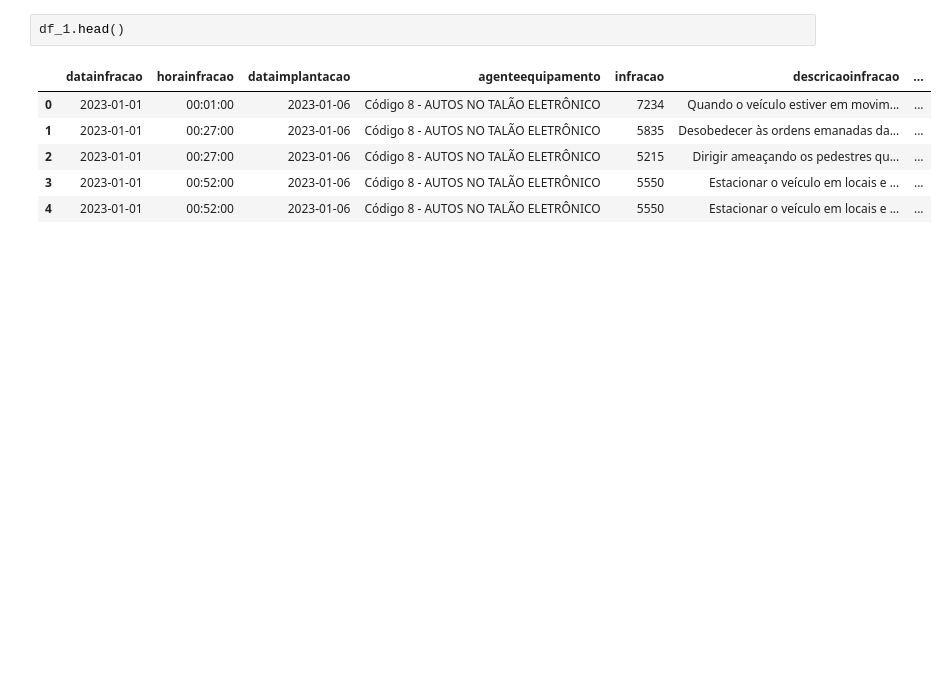
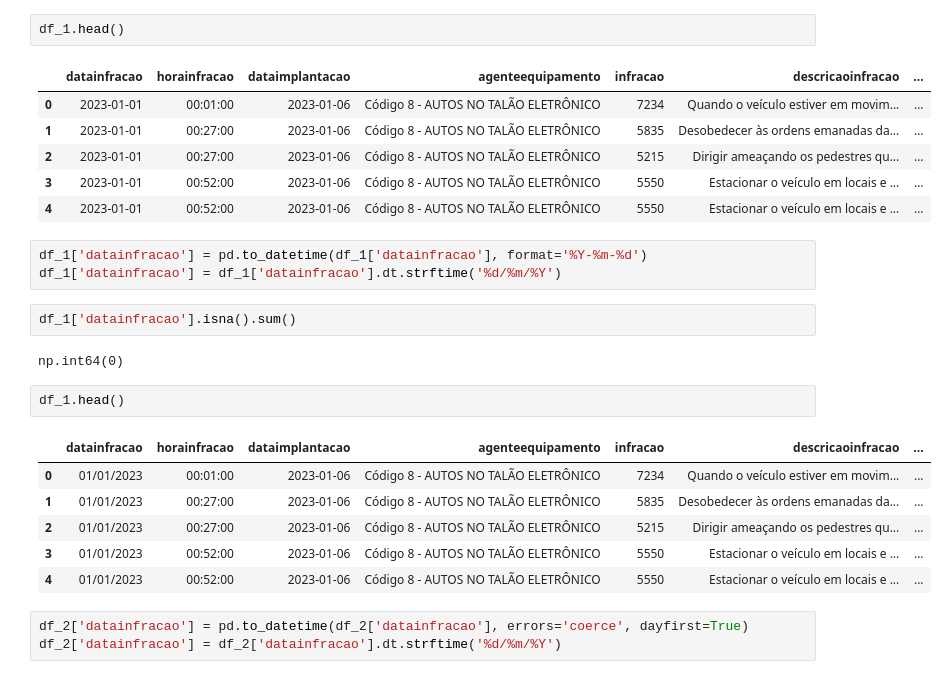
Before and after one commit to dudalbuquerque/ETL-ELT, a Jupyter notebook: datasets/concat.ipynb, the cells around one changed output. Drawn from its saved outputs; the diff is of its cells as text; blank space fills up the shorter version.

```diff
--- a/datasets/concat.ipynb
+++ b/datasets/concat.ipynb
@@ -163,3 +149,22 @@ df_1.head()
 | 2 | 2023-01-01 | 00:27:00 | 2023-01-06 | Código 8 - AUTOS NO TALÃO ELETRÔNICO | 5215 | Dirigir ameaçando os pedestres qu... | ... |
 | 3 | 2023-01-01 | 00:52:00 | 2023-01-06 | Código 8 - AUTOS NO TALÃO ELETRÔNICO | 5550 | Estacionar o veículo em locais e ... | ... |
 | 4 | 2023-01-01 | 00:52:00 | 2023-01-06 | Código 8 - AUTOS NO TALÃO ELETRÔNICO | 5550 | Estacionar o veículo em locais e ... | ... |
+# %%
+df_1['datainfracao'] = pd.to_datetime(df_1['datainfracao'], format='%Y-%m-%d')
+df_1['datainfracao'] = df_1['datainfracao'].dt.strftime('%d/%m/%Y')
+# %%
+df_1['datainfracao'].isna().sum()
+# %% [output]
+np.int64(0)
+# %%
+df_1.head()
+# %% [output]
+|  | datainfracao | horainfracao | dataimplantacao | agenteequipamento | infracao | descricaoinfracao | ... |
+| 0 | 01/01/2023 | 00:01:00 | 2023-01-06 | Código 8 - AUTOS NO TALÃO ELETRÔNICO | 7234 | Quando o veículo estiver em movim... | ... |
+| 1 | 01/01/2023 | 00:27:00 | 2023-01-06 | Código 8 - AUTOS NO TALÃO ELETRÔNICO | 5835 | Desobedecer às ordens emanadas da... | ... |
+| 2 | 01/01/2023 | 00:27:00 | 2023-01-06 | Código 8 - AUTOS NO TALÃO ELETRÔNICO | 5215 | Dirigir ameaçando os pedestres qu... | ... |
+| 3 | 01/01/2023 | 00:52:00 | 2023-01-06 | Código 8 - AUTOS NO TALÃO ELETRÔNICO | 5550 | Estacionar o veículo em locais e ... | ... |
+| 4 | 01/01/2023 | 00:52:00 | 2023-01-06 | Código 8 - AUTOS NO TALÃO ELETRÔNICO | 5550 | Estacionar o veículo em locais e ... | ... |
+# %%
+df_2['datainfracao'] = pd.to_datetime(df_2['datainfracao'], errors='coerce', dayfirst=True)
+df_2['datainfracao'] = df_2['datainfracao'].dt.strftime('%d/%m/%Y')
```
Also changed, not shown: parts of 4 cells of this notebook, 1 other file.
